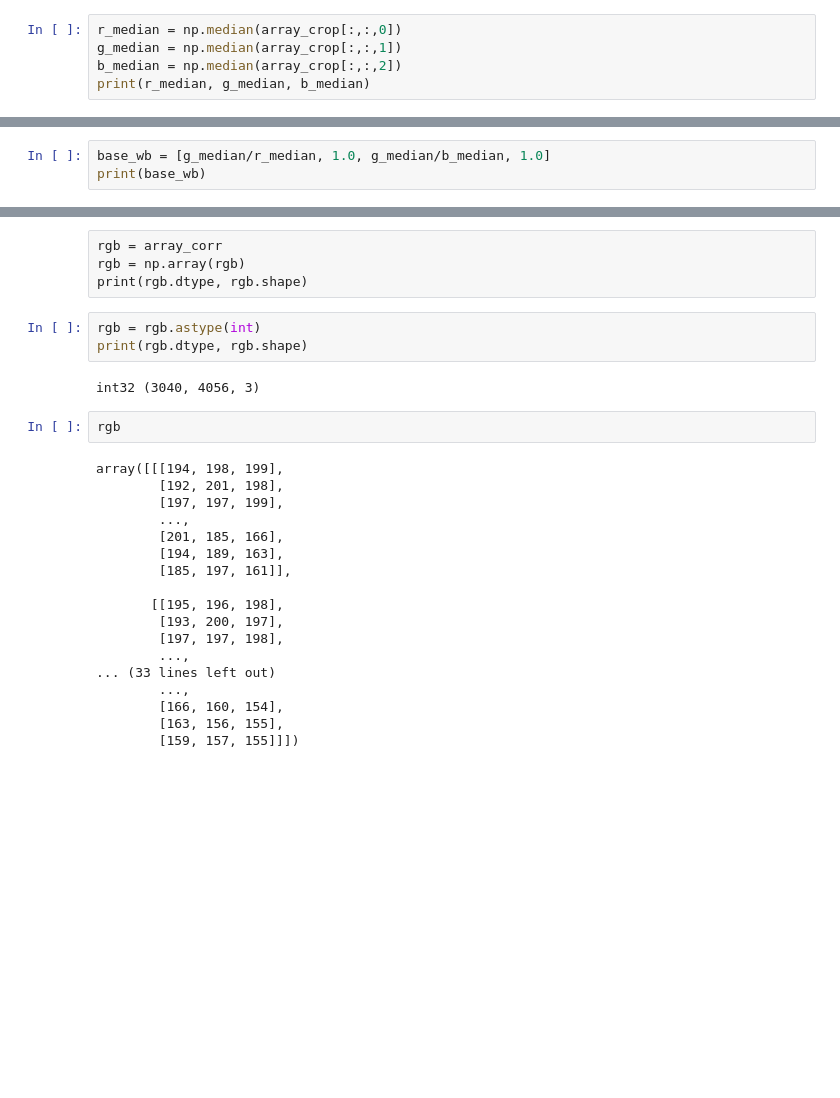
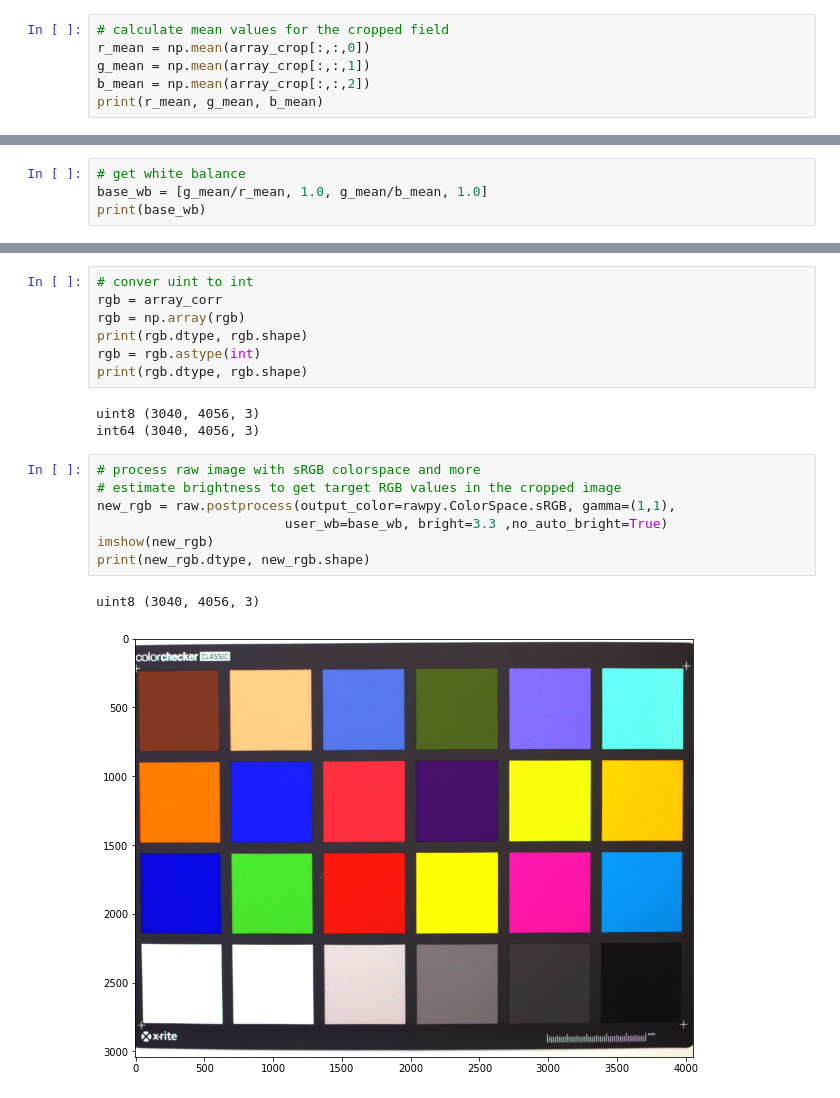
Before and after one commit to felix-b1-jadehs/notebooks, a Jupyter notebook: dng_to_rgb.ipynb, the cells around one changed output, grey strips where cells are left out. Drawn from its saved outputs; the diff is of its cells as text; blank space fills up the shorter version.

```diff
--- a/dng_to_rgb.ipynb
+++ b/dng_to_rgb.ipynb
@@ -23,8 +30,9 @@ imshow(array_crop)
 <matplotlib.image.AxesImage at 0x...>
 [figure]
 # %%
-r_median = np.median(array_crop[:,:,0])
-g_median = np.median(array_crop[:,:,1])
-b_median = np.median(array_crop[:,:,2])
-print(r_median, g_median, b_median)
+# calculate mean values for the cropped field
+r_mean = np.mean(array_crop[:,:,0])
+g_mean = np.mean(array_crop[:,:,1])
+b_mean = np.mean(array_crop[:,:,2])
+print(r_mean, g_mean, b_mean)
 # %% [output]
@@ -32,4 +40,5 @@ print(r_median, g_median, b_median)
 # %%
-base_wb = [g_median/r_median, 1.0, g_median/b_median, 1.0]
+# get white balance
+base_wb = [g_mean/r_mean, 1.0, g_mean/b_mean, 1.0]
 print(base_wb)
 # %% [output]
@@ -61,30 +74,21 @@ print(r_median_cc, g_median_cc, b_median_cc)
 [figure]
-# %% [raw]
-rgb = array_corr
-rgb = np.array(rgb)
-print(rgb.dtype, rgb.shape)
 # %%
+# conver uint to int
+rgb = array_corr
+rgb = np.array(rgb)
+print(rgb.dtype, rgb.shape)
 rgb = rgb.astype(int)
 print(rgb.dtype, rgb.shape)
 # %% [output]
-int32 (3040, 4056, 3)
+uint8 (3040, 4056, 3)
+int64 (3040, 4056, 3)
-# %%
-rgb
-# %% [output]
-array([[[194, 198, 199],
-        [192, 201, 198],
-        [197, 197, 199],
-        ...,
-        [201, 185, 166],
-        [194, 189, 163],
-        [185, 197, 161]],
-
-       [[195, 196, 198],
-        [193, 200, 197],
-        [197, 197, 198],
-        ...,
-... (33 lines left out)
-        ...,
-        [166, 160, 154],
-        [163, 156, 155],
-        [159, 157, 155]]])
+# %%
+# process raw image with sRGB colorspace and more
+# estimate brightness to get target RGB values in the cropped image
+new_rgb = raw.postprocess(output_color=rawpy.ColorSpace.sRGB, gamma=(1,1),
+                        user_wb=base_wb, bright=3.3 ,no_auto_bright=True)
+imshow(new_rgb)
+print(new_rgb.dtype, new_rgb.shape)
+# %% [output]
+uint8 (3040, 4056, 3)
+[figure, added]
```
Also changed, not shown: parts of 10 cells of this notebook.
